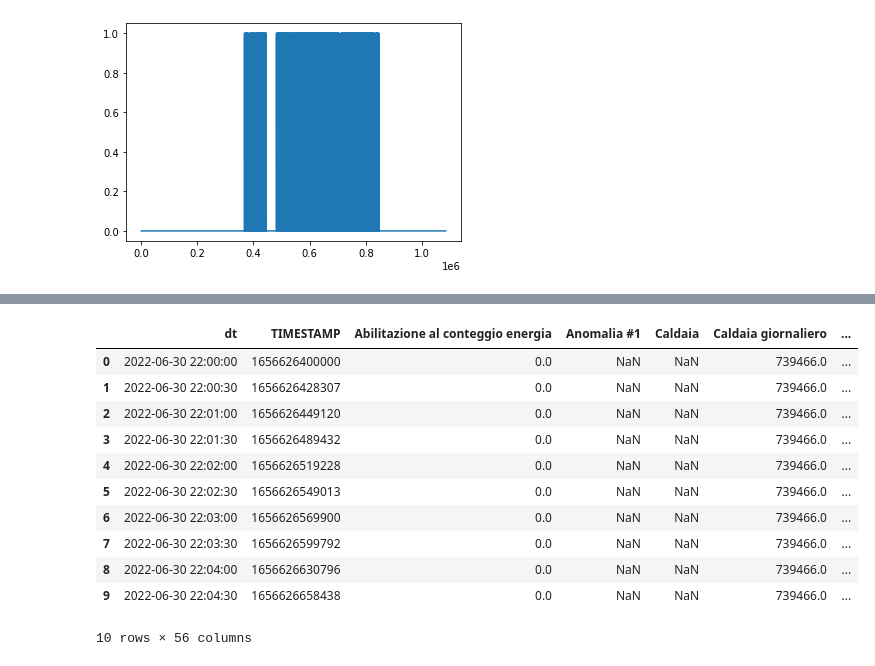
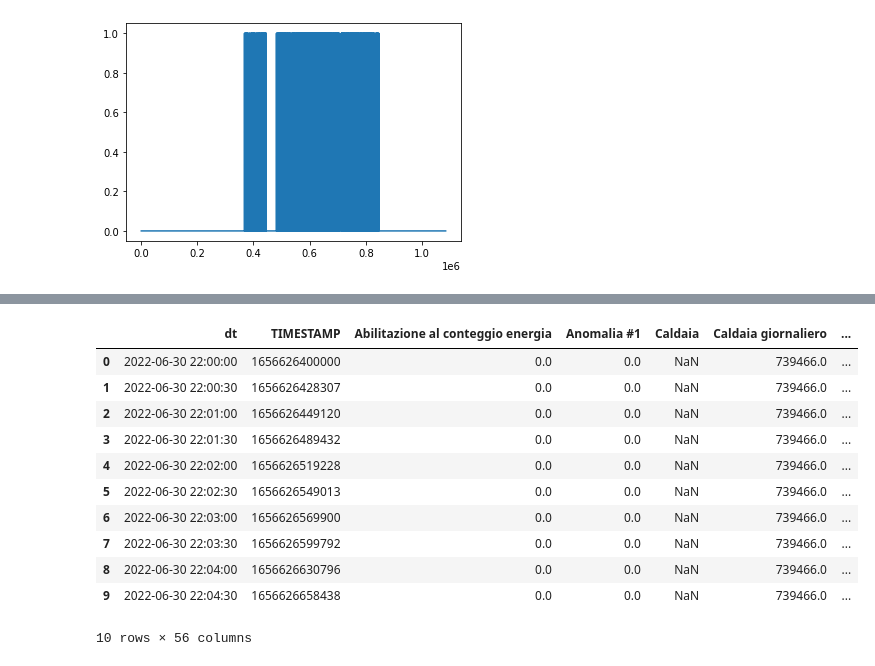
Before and after one commit to leonardozecchin/anomaly_detection, a Jupyter notebook: ricampionamentoNew.ipynb, the cells around one changed output, grey strips where cells are left out. Saved outputs shown, nothing was run; the diff lists cells and outputs as text; code cells hidden in the pictures.

```diff
--- a/ricampionamentoNew.ipynb
+++ b/ricampionamentoNew.ipynb
@@ -20,6 +20,7 @@ def cleanCSV(df):
         print("La colonna", col, "contiene solo valori NaN.")
         arr_col.append(col)
   df_cleaned = df.drop(columns=arr_col)
+  df_cleaned = df_cleaned.replace('---', 0)
   return df_cleaned
 # %%
 def sortDf(df):
@@ -36,7 +37,7 @@ def resampleDf(df,datetime):
         df.set_index('dt', inplace=True)
     df_noNan = df.ffill()
     df_resampled = df_noNan.resample(datetime).ffill()
-
+    df_resampled = df_resampled.replace('---', 0)
     return df_resampled
 # %%
 def checkFileInFolder(folder, file):
@@ -74,5 +75,22 @@ def getUniques(df):
     for col in cols:
         dict_unique[col] = df[col].unique()
     return dict_unique
+# %%
+def getBooelan(dict):
+    arr = []
+    for key, value in dict.items():
+        if len(value) < 4:
+            b = True
+            for v in value:
+                # print(v,pd.isna(v))
+                if pd.isna(v)==False:
+                    if int(v) != 0 and int(v) != 1:
+                        # print('ciao')
+                        b = False
+                        break
+            # print(value,b)
+            if b:
+                arr.append(key)
+    return arr
 # %%
 def printUniques(dict,tp):
@@ -84,7 +118,9 @@ def printUniques(dict,tp):
 # %%
-def getBooelan(dict):
-    arr = []
+def getMax(dict):
+    maxs = dict.fromkeys(dict.keys(),None)
     for key, value in dict.items():
-        if len(value) < 4 and 1 in value:
-            arr.append(key)
-    return arr
+        # print(key, value)
+        for k, v in value.items():
+            if v == max(value.values()):
+                maxs[key] = k
+    return maxs
@@ -145,20 +197,20 @@ plotColumn(df2_resampled,'Anomalia #1')
 # %%
 df_test = df1_resampled.copy()
-for col in arr_booleani2:
+for col in arr_booleani1:
     df_test[col] = df_test[col].replace(np.nan,0)
 df_test.head(10)
 # %% [output]
 |  | dt | TIMESTAMP | Abilitazione al conteggio energia | Anomalia #1 | Caldaia | Caldaia giornaliero | ... |
-| 0 | 2022-06-30 22:00:00 | 1656626400000 | 0.0 | NaN | NaN | 739466.0 | ... |
-| 1 | 2022-06-30 22:00:30 | 1656626428307 | 0.0 | NaN | NaN | 739466.0 | ... |
-| 2 | 2022-06-30 22:01:00 | 1656626449120 | 0.0 | NaN | NaN | 739466.0 | ... |
-| 3 | 2022-06-30 22:01:30 | 1656626489432 | 0.0 | NaN | NaN | 739466.0 | ... |
-| 4 | 2022-06-30 22:02:00 | 1656626519228 | 0.0 | NaN | NaN | 739466.0 | ... |
-| 5 | 2022-06-30 22:02:30 | 1656626549013 | 0.0 | NaN | NaN | 739466.0 | ... |
-| 6 | 2022-06-30 22:03:00 | 1656626569900 | 0.0 | NaN | NaN | 739466.0 | ... |
-| 7 | 2022-06-30 22:03:30 | 1656626599792 | 0.0 | NaN | NaN | 739466.0 | ... |
-| 8 | 2022-06-30 22:04:00 | 1656626630796 | 0.0 | NaN | NaN | 739466.0 | ... |
-| 9 | 2022-06-30 22:04:30 | 1656626658438 | 0.0 | NaN | NaN | 739466.0 | ... |
+| 0 | 2022-06-30 22:00:00 | 1656626400000 | 0.0 | 0.0 | NaN | 739466.0 | ... |
+| 1 | 2022-06-30 22:00:30 | 1656626428307 | 0.0 | 0.0 | NaN | 739466.0 | ... |
+| 2 | 2022-06-30 22:01:00 | 1656626449120 | 0.0 | 0.0 | NaN | 739466.0 | ... |
+| 3 | 2022-06-30 22:01:30 | 1656626489432 | 0.0 | 0.0 | NaN | 739466.0 | ... |
+| 4 | 2022-06-30 22:02:00 | 1656626519228 | 0.0 | 0.0 | NaN | 739466.0 | ... |
+| 5 | 2022-06-30 22:02:30 | 1656626549013 | 0.0 | 0.0 | NaN | 739466.0 | ... |
+| 6 | 2022-06-30 22:03:00 | 1656626569900 | 0.0 | 0.0 | NaN | 739466.0 | ... |
+| 7 | 2022-06-30 22:03:30 | 1656626599792 | 0.0 | 0.0 | NaN | 739466.0 | ... |
+| 8 | 2022-06-30 22:04:00 | 1656626630796 | 0.0 | 0.0 | NaN | 739466.0 | ... |
+| 9 | 2022-06-30 22:04:30 | 1656626658438 | 0.0 | 0.0 | NaN | 739466.0 | ... |
 10 rows × 56 columns
 # %%
 df1_anomalia = df1_resampled['Anomalia #1']
```
Also changed, not shown: parts of 55 cells of this notebook, 4 other files.
